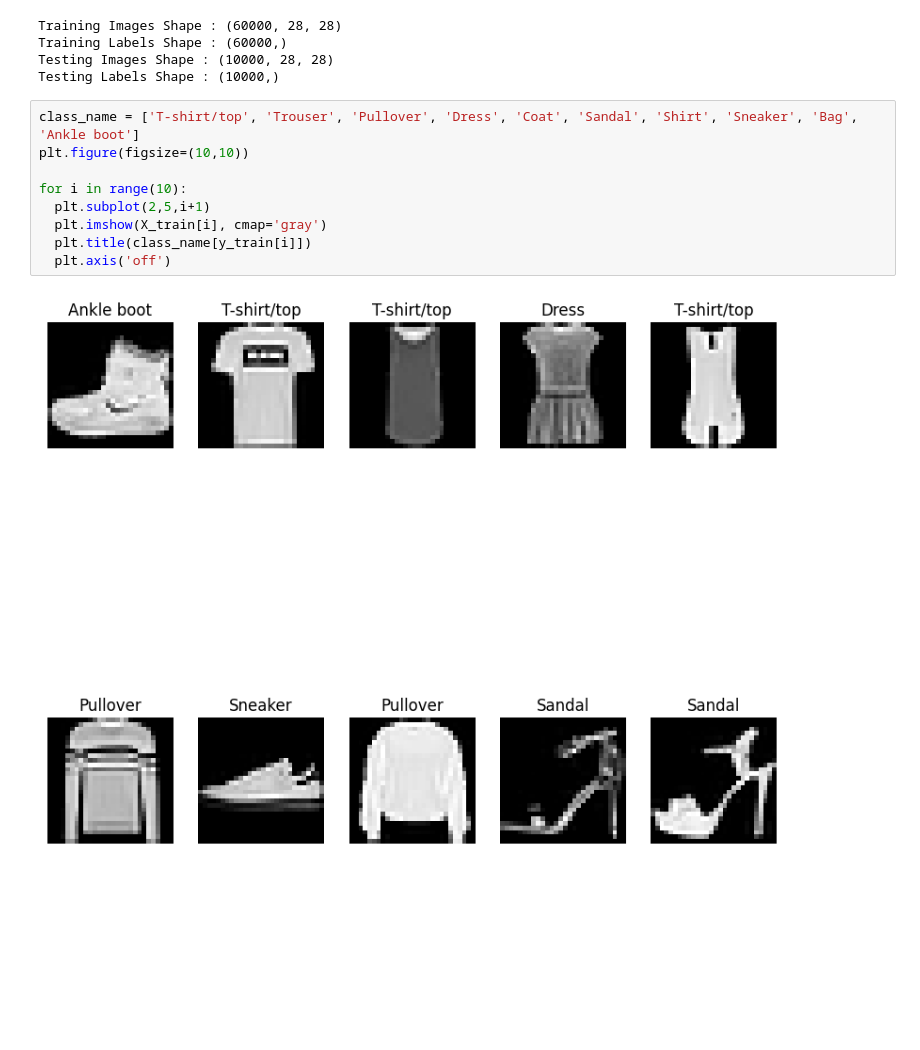
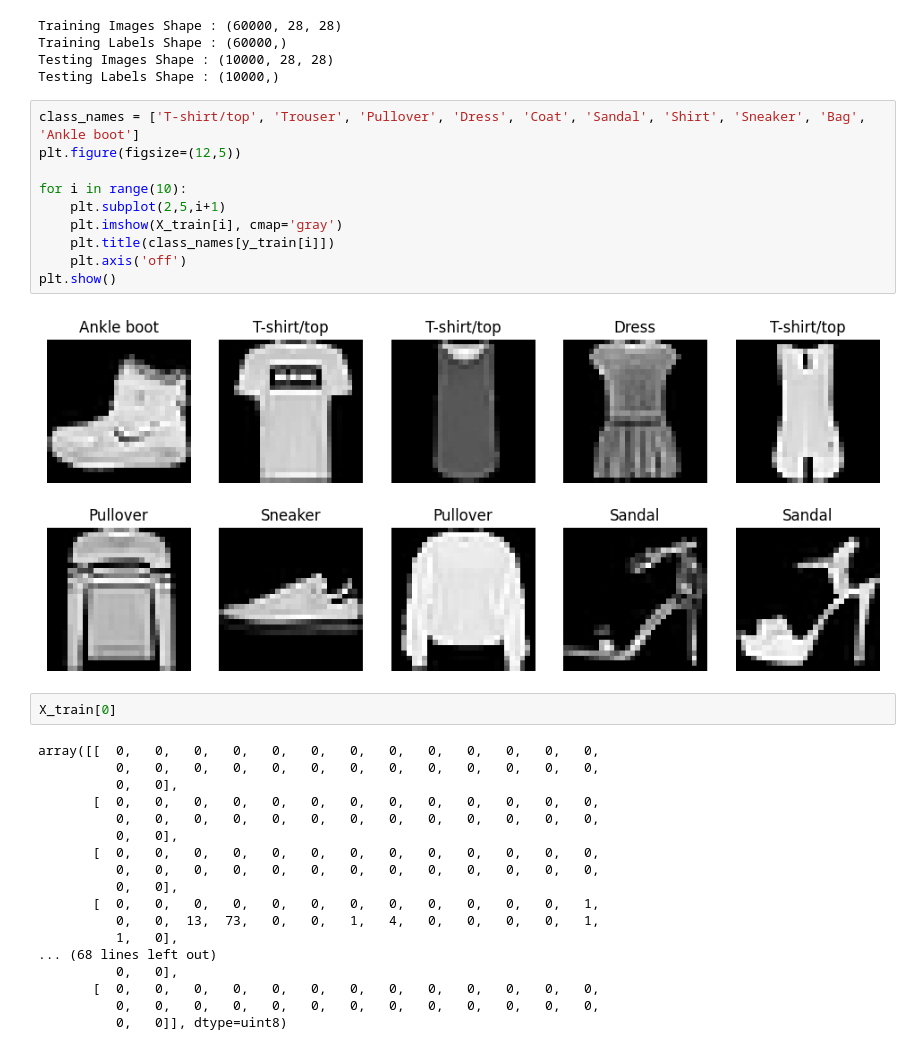
Before and after one commit to AbhishekShah272002/Deep-Learning-and-NLP, a Jupyter notebook: Using_CNN_on_MNIST_.ipynb, the cells around one changed output. Drawn from its saved outputs; the diff is of its cells as text; blank space fills up the shorter version.

```diff
--- a/Using_CNN_on_MNIST_.ipynb
+++ b/Using_CNN_on_MNIST_.ipynb
@@ -50,13 +50,34 @@ Training Labels Shape : (60000,)
 Testing Images Shape : (10000, 28, 28)
 Testing Labels Shape : (10000,)
 # %%
-class_name = ['T-shirt/top', 'Trouser', 'Pullover', 'Dress', 'Coat', 'Sandal', 'Shirt', 'Sneaker', 'Bag', 'Ankle boot']
-plt.figure(figsize=(10,10))
+class_names = ['T-shirt/top', 'Trouser', 'Pullover', 'Dress', 'Coat', 'Sandal', 'Shirt', 'Sneaker', 'Bag', 'Ankle boot']
+plt.figure(figsize=(12,5))
 
 for i in range(10):
-  plt.subplot(2,5,i+1)
-  plt.imshow(X_train[i], cmap='gray')
-  plt.title(class_name[y_train[i]])
-  plt.axis('off')
+    plt.subplot(2,5,i+1)
+    plt.imshow(X_train[i], cmap='gray')
+    plt.title(class_names[y_train[i]])
+    plt.axis('off')
+plt.show()
 # %% [output]
-[figure, old version]
+[figure, new version]
+# %%
+X_train[0]
+# %% [output]
+array([[  0,   0,   0,   0,   0,   0,   0,   0,   0,   0,   0,   0,   0,
+          0,   0,   0,   0,   0,   0,   0,   0,   0,   0,   0,   0,   0,
+          0,   0],
+       [  0,   0,   0,   0,   0,   0,   0,   0,   0,   0,   0,   0,   0,
+          0,   0,   0,   0,   0,   0,   0,   0,   0,   0,   0,   0,   0,
+          0,   0],
+       [  0,   0,   0,   0,   0,   0,   0,   0,   0,   0,   0,   0,   0,
+          0,   0,   0,   0,   0,   0,   0,   0,   0,   0,   0,   0,   0,
+          0,   0],
+       [  0,   0,   0,   0,   0,   0,   0,   0,   0,   0,   0,   0,   1,
+          0,   0,  13,  73,   0,   0,   1,   4,   0,   0,   0,   0,   1,
+          1,   0],
+... (68 lines left out)
+          0,   0],
+       [  0,   0,   0,   0,   0,   0,   0,   0,   0,   0,   0,   0,   0,
+          0,   0,   0,   0,   0,   0,   0,   0,   0,   0,   0,   0,   0,
+          0,   0]], dtype=uint8)
```
